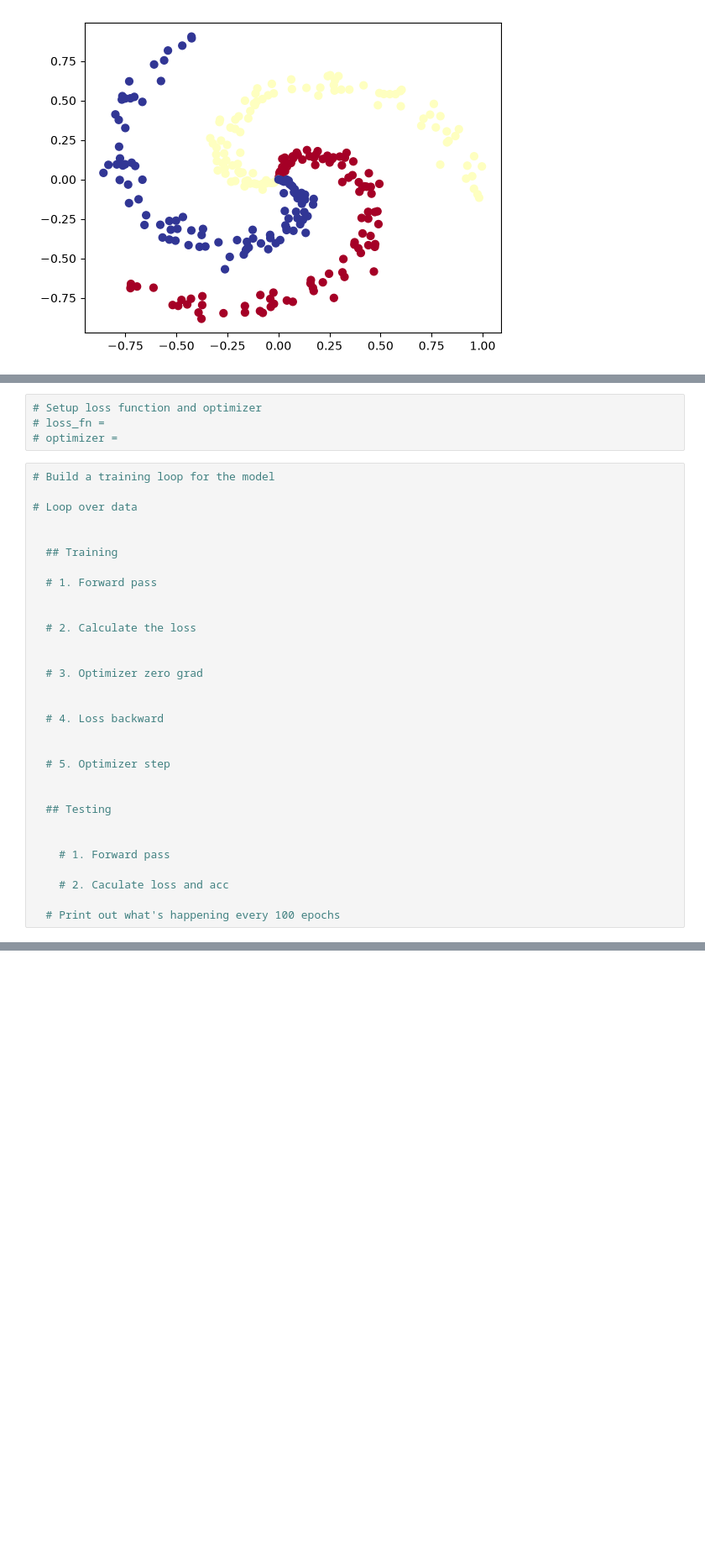
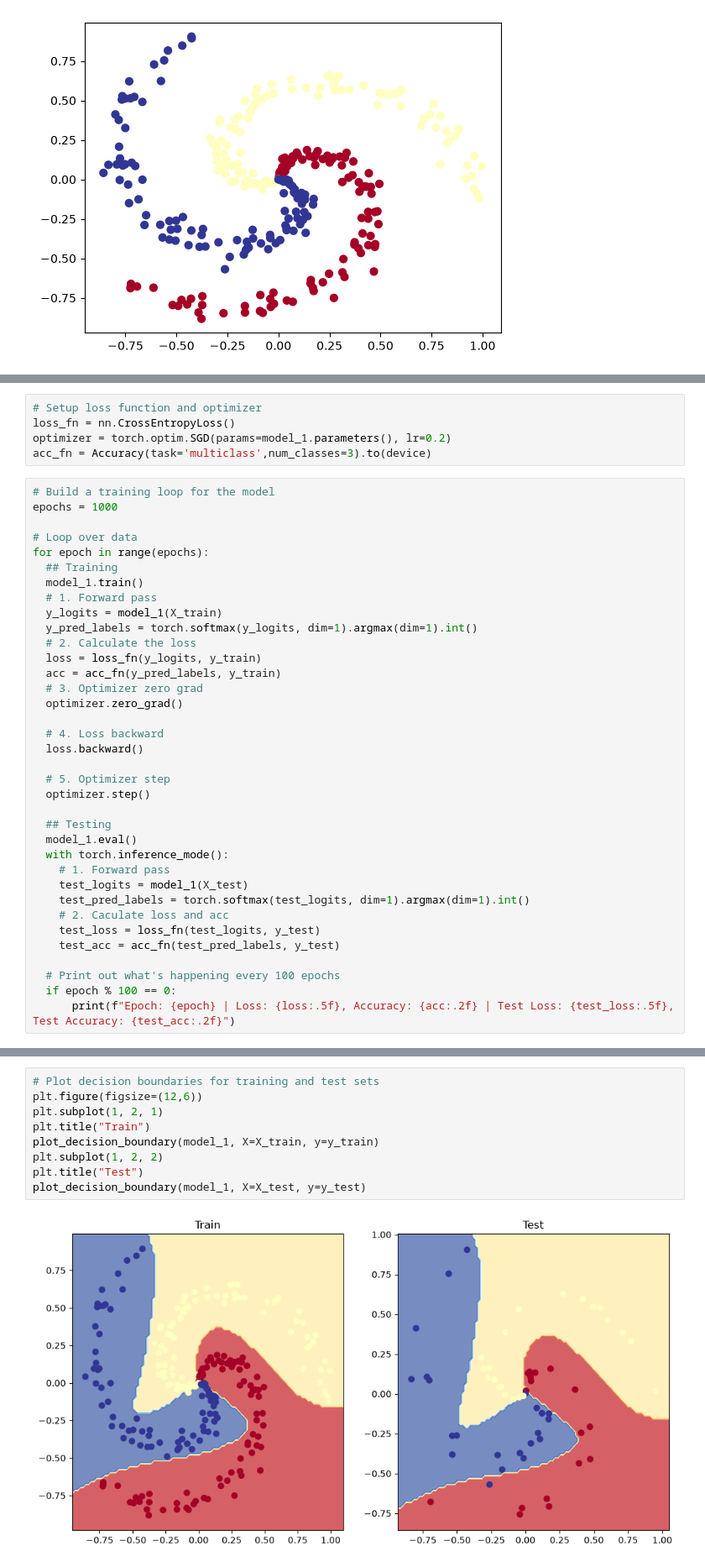
Before and after one commit to Val2a/learnpytorch, a Jupyter notebook: 02_pytorch_classification_exercises.ipynb, the cells around one changed output, grey strips where cells are left out. Shown at 84% size. Cells and saved outputs as stored; diff of their text form; blank space fills up the shorter version.

```diff
--- a/02_pytorch_classification_exercises.ipynb
+++ b/02_pytorch_classification_exercises.ipynb
@@ -411,35 +457,41 @@ Pred labels:
 # %%
 # Setup loss function and optimizer
-# loss_fn =
-# optimizer =
+loss_fn = nn.CrossEntropyLoss()
+optimizer = torch.optim.SGD(params=model_1.parameters(), lr=0.2)
+acc_fn = Accuracy(task='multiclass',num_classes=3).to(device)
 # %%
 # Build a training loop for the model
+epochs = 1000
 
 # Loop over data
-
-
+for epoch in range(epochs):
   ## Training
-
+  model_1.train()
   # 1. Forward pass
-
-
+  y_logits = model_1(X_train)
+  y_pred_labels = torch.softmax(y_logits, dim=1).argmax(dim=1).int()
   # 2. Calculate the loss
-
-
+  loss = loss_fn(y_logits, y_train)
+  acc = acc_fn(y_pred_labels, y_train)
   # 3. Optimizer zero grad
-
+  optimizer.zero_grad()
 
   # 4. Loss backward
-
+  loss.backward()
 
   # 5. Optimizer step
-
+  optimizer.step()
 
   ## Testing
-
-
+  model_1.eval()
+  with torch.inference_mode():
     # 1. Forward pass
-
+    test_logits = model_1(X_test)
+    test_pred_labels = torch.softmax(test_logits, dim=1).argmax(dim=1).int()
     # 2. Caculate loss and acc
+    test_loss = loss_fn(test_logits, y_test)
+    test_acc = acc_fn(test_pred_labels, y_test)
 
   # Print out what's happening every 100 epochs
+  if epoch % 100 == 0:
+      print(f"Epoch: {epoch} | Loss: {loss:.5f}, Accuracy: {acc:.2f} | Test Loss: {test_loss:.5f}, Test Accuracy: {test_acc:.2f}")
@@ -447,0 +509,11 @@ Pred labels:
+# %%
+# Plot decision boundaries for training and test sets
+plt.figure(figsize=(12,6))
+plt.subplot(1, 2, 1)
+plt.title("Train")
+plot_decision_boundary(model_1, X=X_train, y=y_train)
+plt.subplot(1, 2, 2)
+plt.title("Test")
+plot_decision_boundary(model_1, X=X_test, y=y_test)
+# %% [output]
+[figure, added]
```
Also changed, not shown: parts of 10 cells of this notebook.
